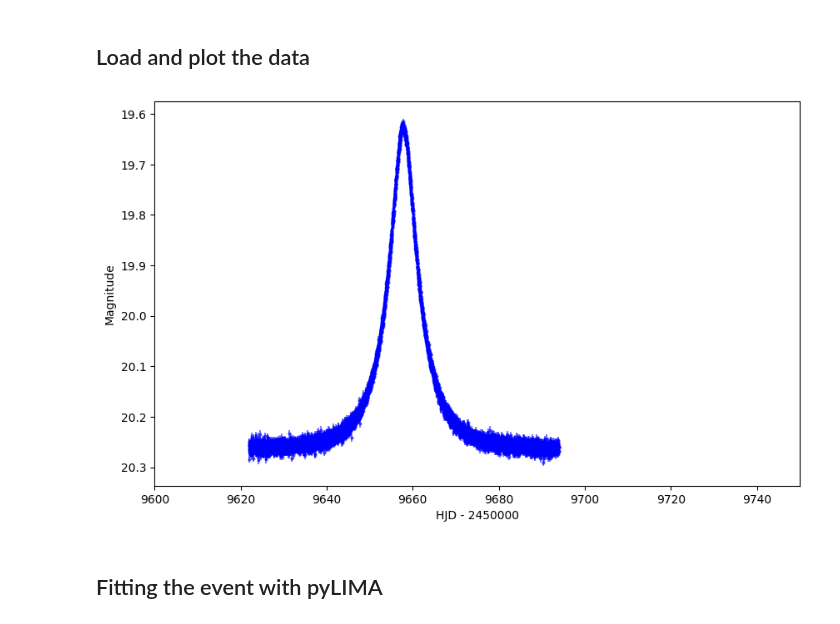
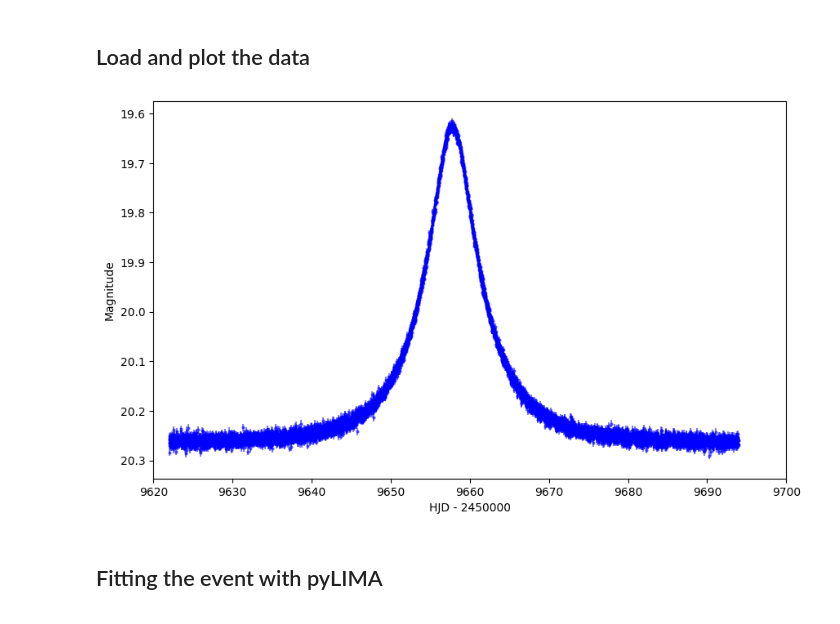
Before and after one commit to marottiluc/Single_Lens_Fitting_LM, a Jupyter notebook: pylima_demo.ipynb, the cells around one changed output. Cells and saved outputs as stored; diff of their text form; code cells hidden in the pictures.

Commit message:
starting data cropping

```diff
--- a/pylima_demo.ipynb
+++ b/pylima_demo.ipynb
@@ -43,21 +43,25 @@ except ImportError:
 # %%
 #Read the data file
 Roman_data = pd.read_table('pylima_demo.txt', sep='\s+', header=None)
 Roman_data.columns = ['time', 'mag', 'err_mag']
 Roman_data['time'] = Roman_data['time'].astype(float)
 Roman_data['mag'] = Roman_data['mag'].astype(float)
 Roman_data['err_mag'] = Roman_data['err_mag'].astype(float)
+
+#crop data to t_0 - 3*t_E to t_0 + 3*t_E
+#data_bl = data_bl[(data_bl['HJD'] >= t_0 - 3*t_E) & (data_bl['HJD'] <= t_0 + 3*t_E)]
+
 #Plot the light curve with error bars
 plt.figure(figsize=(10, 6))
 plt.errorbar(Roman_data['time'] - 2450000, Roman_data['mag'], yerr=Roman_data['err_mag'], fmt='o', c='blue', alpha=0.5, markersize=2.0)
 plt.xlabel('HJD - 2450000')
 plt.ylabel('Magnitude')
-plt.xlim((9600, 9750))
+plt.xlim((9620, 9700))
 #invert the y-axis
 plt.gca().invert_yaxis()
 plt.show()
 # %% [output]
-[figure, old version]
+[figure, new version]
 # %% [markdown]
 ## Fitting the event with pyLIMA
 # %% [markdown]
```
Also changed, not shown: parts of 7 cells of this notebook.
